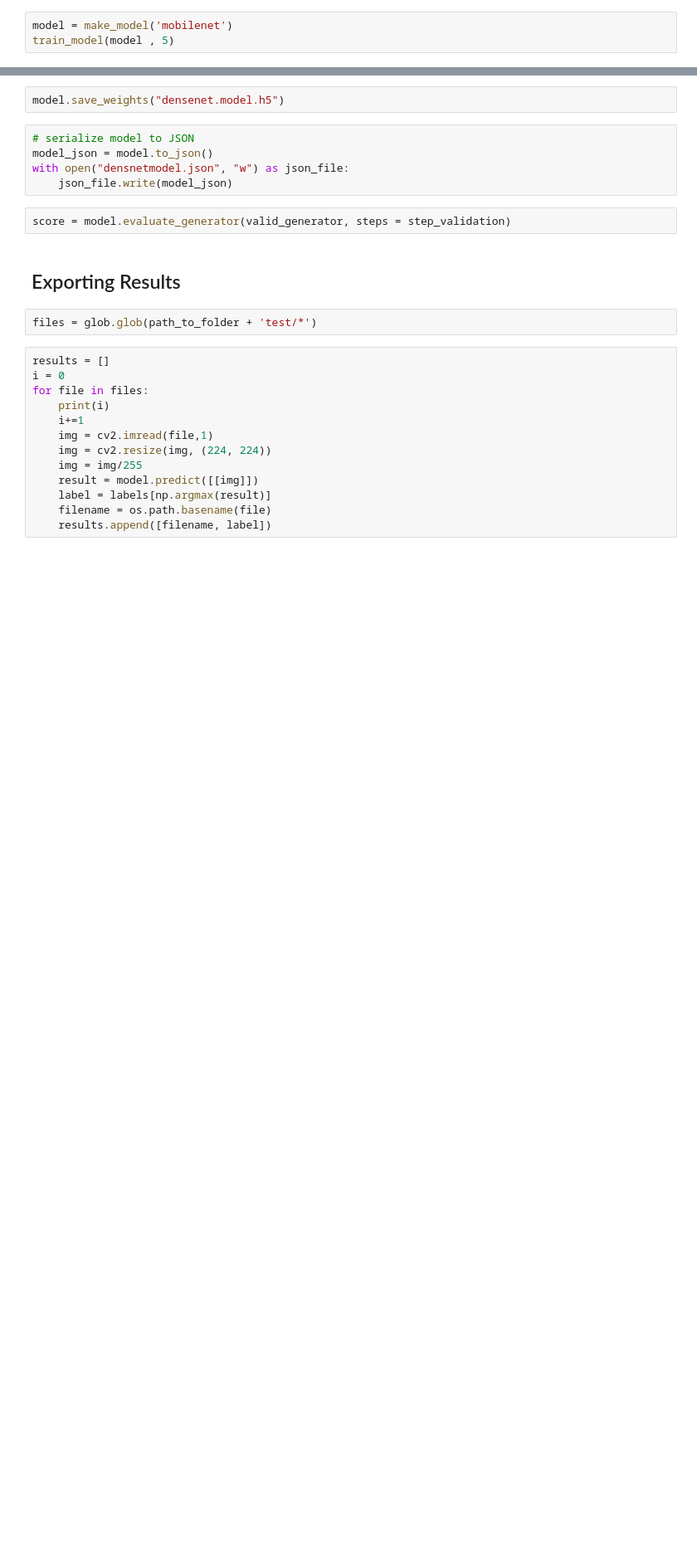
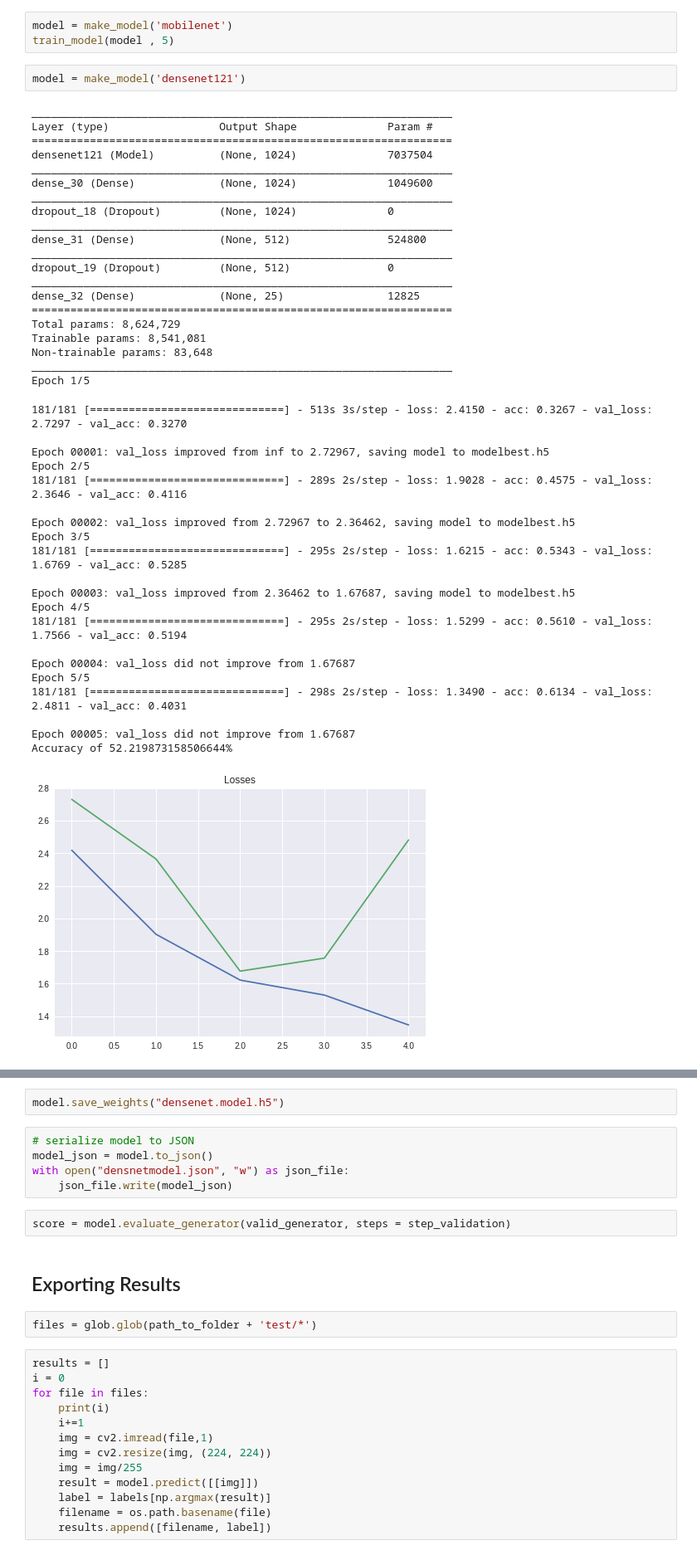
Before and after one commit to Younes-Charfaoui/Picnic-Hackathon, a Jupyter notebook: Picnic_Hackathon.ipynb, the cells around one changed output, grey strips where cells are left out. Shown at 83% size. Cells and saved outputs as stored; diff of their text form; blank space fills up the shorter version.

```diff
--- a/Picnic_Hackathon.ipynb
+++ b/Picnic_Hackathon.ipynb
@@ -306,3 +377,47 @@ train_model(model , 10)
 # %%
 model = make_model('mobilenet')
 train_model(model , 5)
+# %%
+model = make_model('densenet121')
+# %% [output]
+_________________________________________________________________
+Layer (type)                 Output Shape              Param #
+=================================================================
+densenet121 (Model)          (None, 1024)              7037504
+_________________________________________________________________
+dense_30 (Dense)             (None, 1024)              1049600
+_________________________________________________________________
+dropout_18 (Dropout)         (None, 1024)              0
+_________________________________________________________________
+dense_31 (Dense)             (None, 512)               524800
+_________________________________________________________________
+dropout_19 (Dropout)         (None, 512)               0
+_________________________________________________________________
+dense_32 (Dense)             (None, 25)                12825
+=================================================================
+Total params: 8,624,729
+Trainable params: 8,541,081
+Non-trainable params: 83,648
+_________________________________________________________________
+Epoch 1/5
+181/181 [==============================] - 513s 3s/step - loss: 2.4150 - acc: 0.3267 - val_loss: 2.7297 - val_acc: 0.3270
+
+Epoch 00001: val_loss improved from inf to 2.72967, saving model to modelbest.h5
+Epoch 2/5
+181/181 [==============================] - 289s 2s/step - loss: 1.9028 - acc: 0.4575 - val_loss: 2.3646 - val_acc: 0.4116
+
+Epoch 00002: val_loss improved from 2.72967 to 2.36462, saving model to modelbest.h5
+Epoch 3/5
+181/181 [==============================] - 295s 2s/step - loss: 1.6215 - acc: 0.5343 - val_loss: 1.6769 - val_acc: 0.5285
+
+Epoch 00003: val_loss improved from 2.36462 to 1.67687, saving model to modelbest.h5
+Epoch 4/5
+181/181 [==============================] - 295s 2s/step - loss: 1.5299 - acc: 0.5610 - val_loss: 1.7566 - val_acc: 0.5194
+
+Epoch 00004: val_loss did not improve from 1.67687
+Epoch 5/5
+181/181 [==============================] - 298s 2s/step - loss: 1.3490 - acc: 0.6134 - val_loss: 2.4811 - val_acc: 0.4031
+
+Epoch 00005: val_loss did not improve from 1.67687
+Accuracy of 52.219873158506644%
+[figure, added]
```
Also changed, not shown: parts of 21 cells of this notebook.
